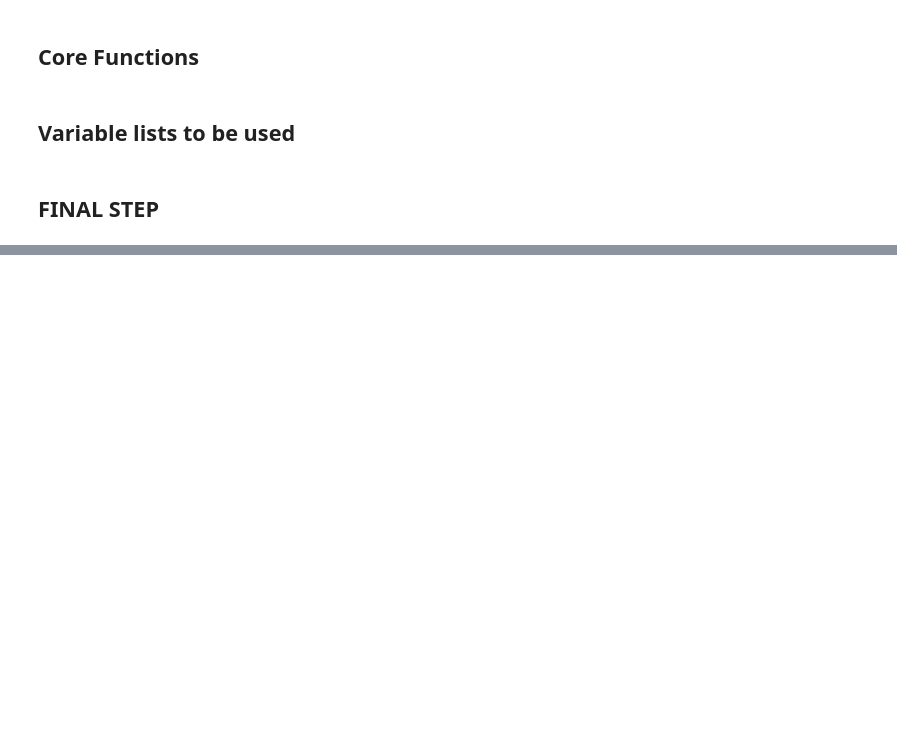
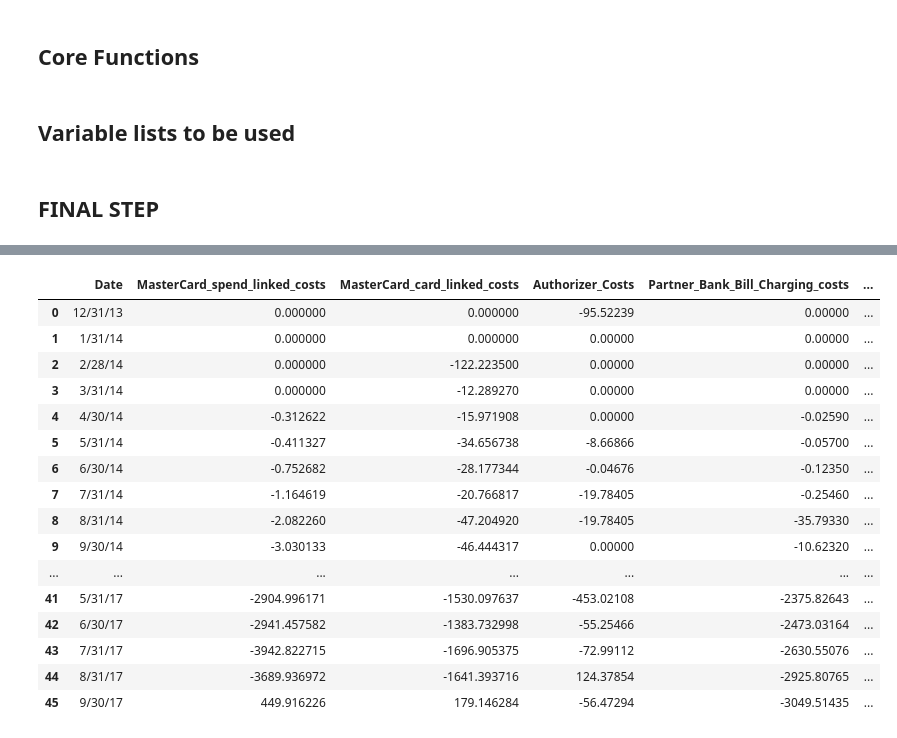
Before and after one commit to Aakash-Katdare/Cohort-Monitoring-Notebooks, a Jupyter notebook: Cohort Monitoring Lusa v2.ipynb, the cells around one changed output, grey strips where cells are left out. Saved outputs shown, nothing was run; the diff lists cells and outputs as text; code cells hidden in the pictures; blank space fills up the shorter version.

```diff
--- a/Cohort Monitoring Lusa v2.ipynb
+++ b/Cohort Monitoring Lusa v2.ipynb
@@ -1881,2 +1898,22 @@ See the caveats in the documentation: http://pandas.pydata.org/pandas-docs/stabl
 # %%
 Final_summary.to_csv('Cohort_monitoring_Lusav2_daily_provisions_all_updated_losses_600+.csv')
+# %%
+costs_proforma
+# %% [output]
+|  | Date | MasterCard_spend_linked_costs | MasterCard_card_linked_costs | Authorizer_Costs | Partner_Bank_Bill_Charging_costs | ... |
+| 0 | 12/31/13 | 0.000000 | 0.000000 | -95.52239 | 0.00000 | ... |
+| 1 | 1/31/14 | 0.000000 | 0.000000 | 0.00000 | 0.00000 | ... |
+| 2 | 2/28/14 | 0.000000 | -122.223500 | 0.00000 | 0.00000 | ... |
+| 3 | 3/31/14 | 0.000000 | -12.289270 | 0.00000 | 0.00000 | ... |
+| 4 | 4/30/14 | -0.312622 | -15.971908 | 0.00000 | -0.02590 | ... |
+| 5 | 5/31/14 | -0.411327 | -34.656738 | -8.66866 | -0.05700 | ... |
+| 6 | 6/30/14 | -0.752682 | -28.177344 | -0.04676 | -0.12350 | ... |
+| 7 | 7/31/14 | -1.164619 | -20.766817 | -19.78405 | -0.25460 | ... |
+| 8 | 8/31/14 | -2.082260 | -47.204920 | -19.78405 | -35.79330 | ... |
+| 9 | 9/30/14 | -3.030133 | -46.444317 | 0.00000 | -10.62320 | ... |
+| ... | ... | ... | ... | ... | ... | ... |
+| 41 | 5/31/17 | -2904.996171 | -1530.097637 | -453.02108 | -2375.82643 | ... |
+| 42 | 6/30/17 | -2941.457582 | -1383.732998 | -55.25466 | -2473.03164 | ... |
+| 43 | 7/31/17 | -3942.822715 | -1696.905375 | -72.99112 | -2630.55076 | ... |
+| 44 | 8/31/17 | -3689.936972 | -1641.393716 | 124.37854 | -2925.80765 | ... |
+| 45 | 9/30/17 | 449.916226 | 179.146284 | -56.47294 | -3049.51435 | ... |
```
Also changed, not shown: parts of 3 cells of this notebook, 1 other file.
